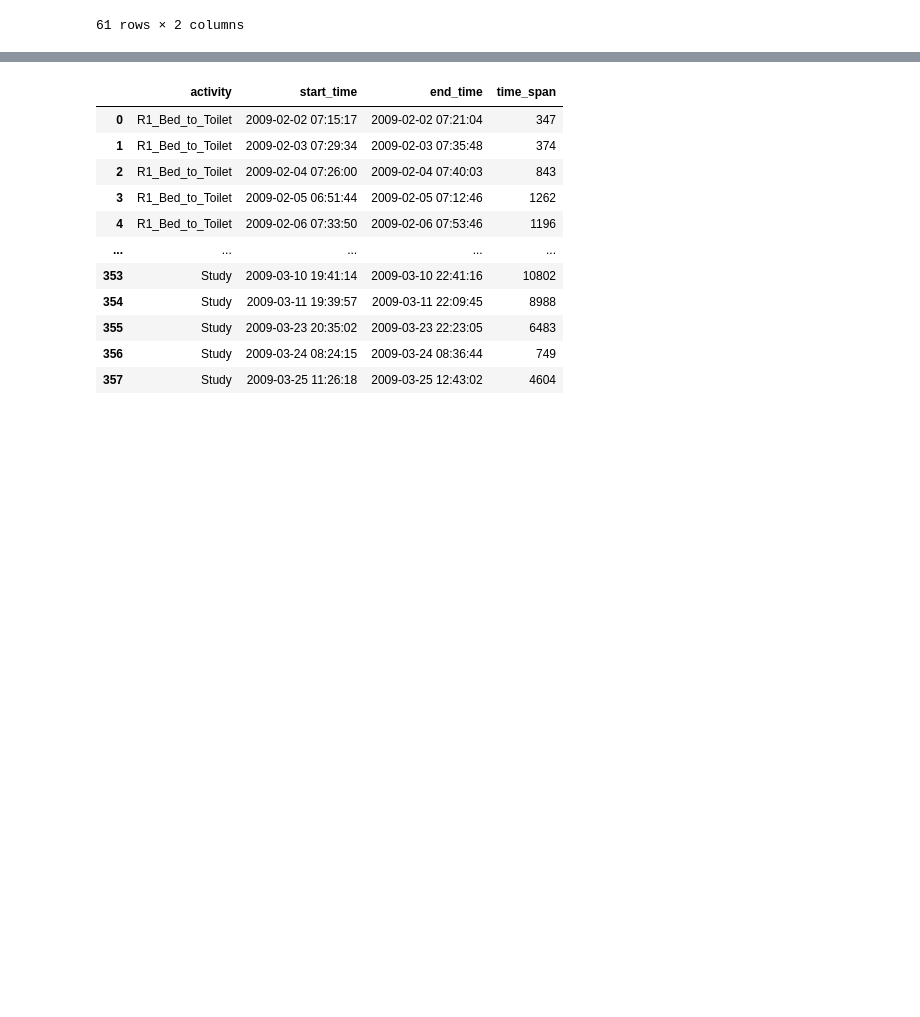
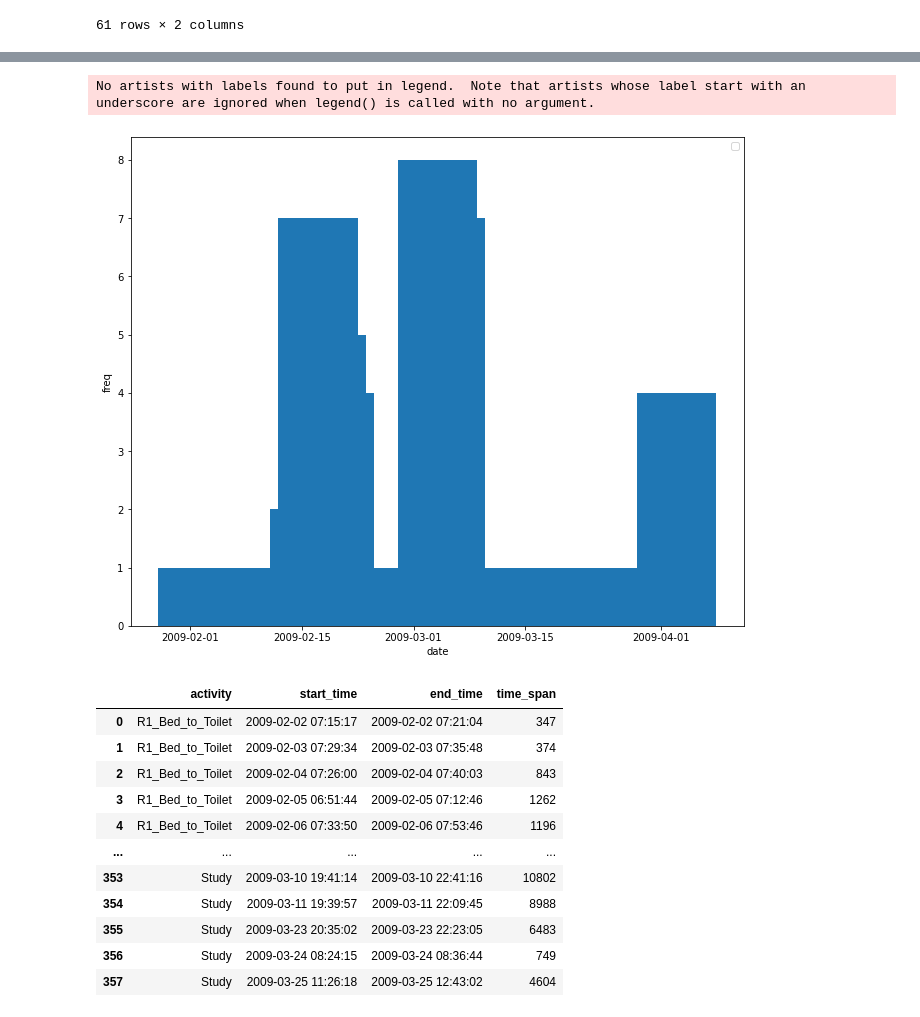
Before and after one commit to wendiganyu/IOTPhase2, a Jupyter notebook: ActivityStatisticsAndForecast.ipynb, the cells around one changed output, grey strips where cells are left out. Drawn from its saved outputs; the diff is of its cells as text; code cells hidden in the pictures; blank space fills up the shorter version.

```diff
--- a/ActivityStatisticsAndForecast.ipynb
+++ b/ActivityStatisticsAndForecast.ipynb
@@ -296,3 +302,40 @@ resampled_df_list[3]
+# %%
+# 对得到的数据进行柱线混合图的绘制
+import matplotlib.pyplot as plt
+
+tmp_df = resampled_df_list[0]
+x = tmp_df.index.tolist()
+y1 = tmp_df["freq"].tolist()
+y2 = tmp_df["time_span"].tolist()
+
+ax = plt.subplot(111)
+ax.bar(x, y1, width=10)
+ax.xaxis_date()
+# plt.bar(x=x, height=y, label='书库大全', color='steelblue', alpha=0.8)
+# 在柱状图上显示具体数值, ha参数控制水平对齐方式, va控制垂直对齐方式
+# for x1, yy in zip(x, y1):
+#     plt.text(x1, yy + 1, str(yy), ha='center', va='bottom', fontsize=20, rotation=0)
+# 设置标题
+# plt.title("80小说网活跃度")
+# 为两条坐标轴设置名称
+plt.xlabel("date")
+plt.ylabel("freq")
+# 显示图例
+plt.legend()
+'''
+# 画折线图
+ax = plt.subplot(111)
+ax.plot(x, y2)
+ax.xaxis_date()
+# plt.plot(x, y2, "r", marker='*', ms=10, label="a")
+plt.xticks(rotation=45)
+plt.legend(loc="upper left")
+# plt.savefig("a.jpg")
+'''
+plt.show()
+# %% [output]
+No artists with labels found to put in legend.  Note that artists whose label start with an underscore are ignored when legend() is called with no argument.
+[figure, added]
 # %%
 new_df["sum"] =
 # %% [output]
```
Also changed, not shown: parts of 1 cell of this notebook.
